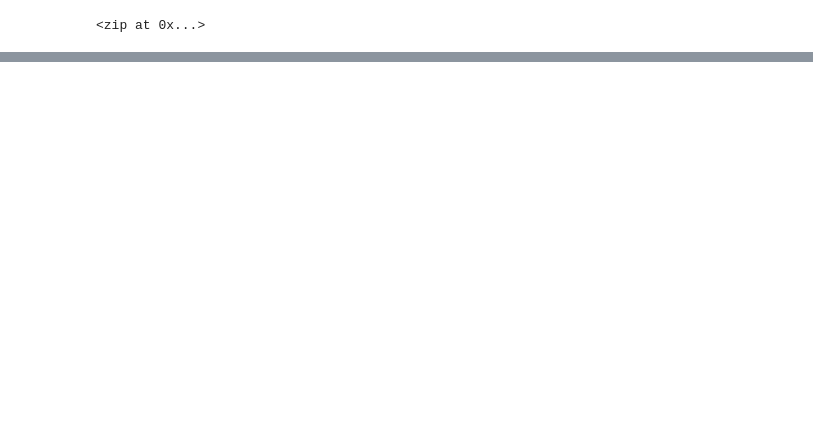
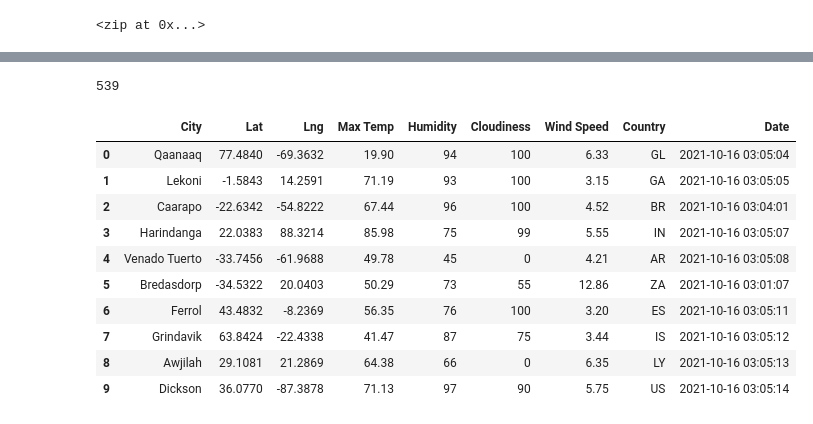
Before and after one commit to lmacera/World_Weather_Analysis, a Jupyter notebook: WeatherPy.ipynb, the cells around one changed output, grey strips where cells are left out. Drawn from its saved outputs; the diff is of its cells as text; code cells hidden in the pictures; blank space fills up the shorter version.

Commit message:
add weatherPY

```diff
--- a/WeatherPy.ipynb
+++ b/WeatherPy.ipynb
@@ -33,0 +39,4 @@ len(cities)
+# %%
+# Starting the URL for Weather Map API Call
+url= "http://api.openweathermap.org/data/2.5/weather?units=Imperial&APPID="+weather_api_key
+print(url)
@@ -33,0 +48,9 @@ len(cities)
+# %%
+# Creat an empty list to hold the weather data
+city_data=[]
+#print the beginning of the logging
+print("Beginning Data Retrieval   ")
+print("---------------------------")
+#create counters
+record_count=1
+set_count=1
@@ -33,0 +126,20 @@ len(cities)
+# %%
+len(city_data)
+# %% [output]
+539
+# %%
+#Convert the city_data dictionary to a datafram
+city_data_df=pd.DataFrame(city_data)
+city_data_df.head(10)
+# %% [output]
+|  | City | Lat | Lng | Max Temp | Humidity | Cloudiness | Wind Speed | Country | Date |
+| 0 | Qaanaaq | 77.4840 | -69.3632 | 19.90 | 94 | 100 | 6.33 | GL | 2021-10-16 03:05:04 |
+| 1 | Lekoni | -1.5843 | 14.2591 | 71.19 | 93 | 100 | 3.15 | GA | 2021-10-16 03:05:05 |
+| 2 | Caarapo | -22.6342 | -54.8222 | 67.44 | 96 | 100 | 4.52 | BR | 2021-10-16 03:04:01 |
+| 3 | Harindanga | 22.0383 | 88.3214 | 85.98 | 75 | 99 | 5.55 | IN | 2021-10-16 03:05:07 |
+| 4 | Venado Tuerto | -33.7456 | -61.9688 | 49.78 | 45 | 0 | 4.21 | AR | 2021-10-16 03:05:08 |
+| 5 | Bredasdorp | -34.5322 | 20.0403 | 50.29 | 73 | 55 | 12.86 | ZA | 2021-10-16 03:01:07 |
+| 6 | Ferrol | 43.4832 | -8.2369 | 56.35 | 76 | 100 | 3.20 | ES | 2021-10-16 03:05:11 |
+| 7 | Grindavik | 63.8424 | -22.4338 | 41.47 | 87 | 75 | 3.44 | IS | 2021-10-16 03:05:12 |
+| 8 | Awjilah | 29.1081 | 21.2869 | 64.38 | 66 | 0 | 6.35 | LY | 2021-10-16 03:05:13 |
+| 9 | Dickson | 36.0770 | -87.3878 | 71.13 | 97 | 90 | 5.75 | US | 2021-10-16 03:05:14 |
```
Also changed, not shown: parts of 10 cells of this notebook, 4 other files.
